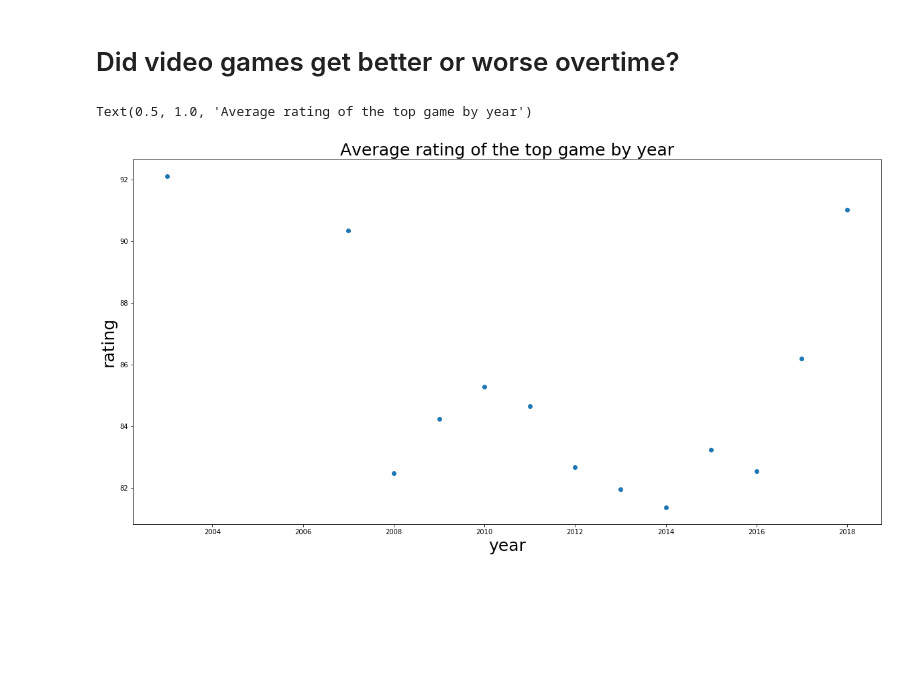
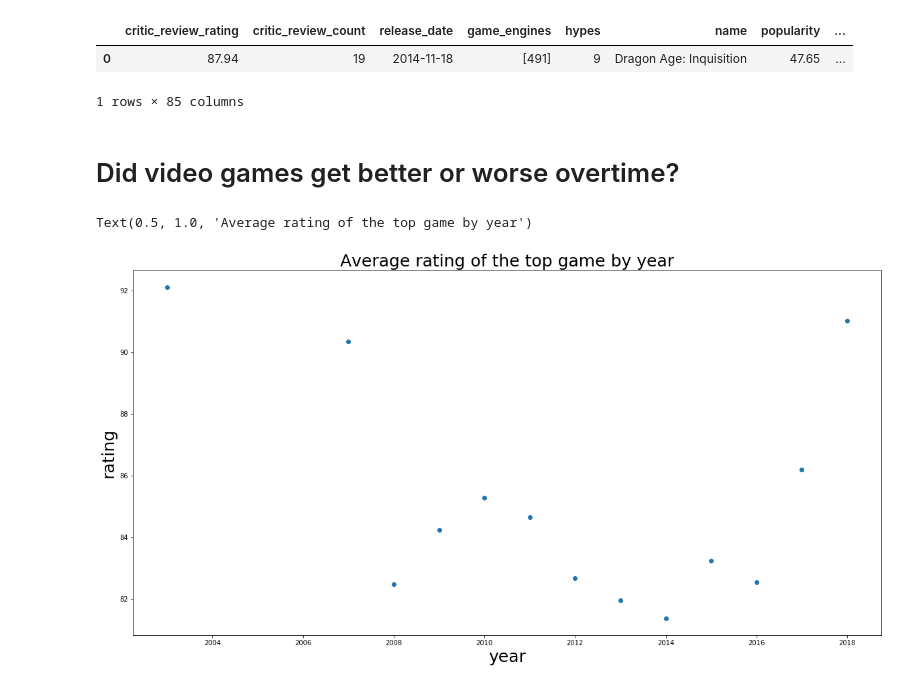
Before and after one commit to Judahesses/IGDB-Project-1, a Jupyter notebook: igdb-project-1.ipynb, the cells around one changed output. Cells and saved outputs as stored; diff of their text form; code cells hidden in the pictures; blank space fills up the shorter version.

```diff
--- a/igdb-project-1.ipynb
+++ b/igdb-project-1.ipynb
@@ -121,3 +234,11 @@ df['total_review_rating']= round(df['total_review_rating'], 2)
+# %%
+df = df.drop(['genres'], axis=1)
+# %%
+df = df.drop(['game_modes'], axis=1)
+# %%
+df = df.drop(['player_perspectives'], axis=1)
+# %%
+df = df.drop(['themes'], axis=1)
 # %%
 # change order of our data frame
 # df = df[['name','','','']]
@@ -189,3 +245,9 @@ player_perspective_dict = {
+# %%
+df.head(1)
+# %% [output]
+|  | critic_review_rating | critic_review_count | release_date | game_engines | hypes | name | popularity | ... |
+| 0 | 87.94 | 19 | 2014-11-18 | [491] | 9 | Dragon Age: Inquisition | 47.65 | ... |
+1 rows × 85 columns
 # %% [markdown]
 # Did video games get better or worse overtime?
 # %%
```
Also changed, not shown: parts of 21 cells of this notebook.
